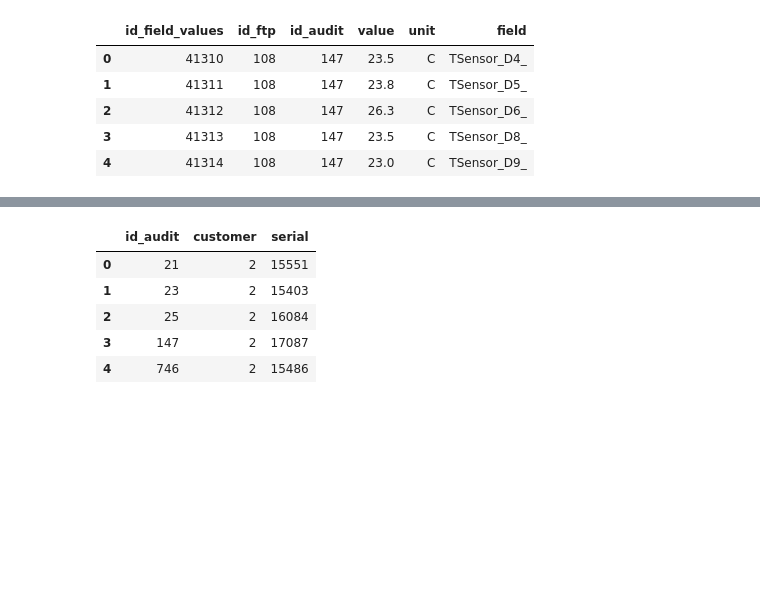
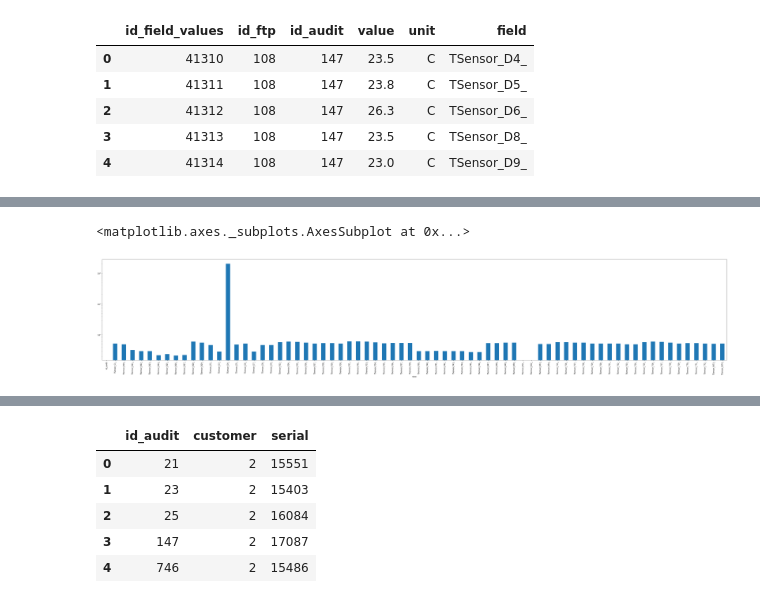
Before and after one commit to lingouzhu/AICampus, a Jupyter notebook: project5Sensors/exploreSensorsDataset.ipynb, the cells around one changed output, grey strips where cells are left out. Saved outputs shown, nothing was run; the diff lists cells and outputs as text; code cells hidden in the pictures; blank space fills up the shorter version.

```diff
--- a/project5Sensors/exploreSensorsDataset.ipynb
+++ b/project5Sensors/exploreSensorsDataset.ipynb
@@ -17,4 +20,4 @@ ds1radiotemp.head()
 | 3 | 41313 | 108 | 147 | 23.5 | C | TSensor_D8_ |
 | 4 | 41314 | 108 | 147 | 23.0 | C | TSensor_D9_ |
 # %%
-ds1radiotemp.pivot_table(index=['id_audit'], columns=['field'],values=['value'])
+abc = ds1radiotemp.pivot_table(index=['id_audit'], columns=['field'],values=['value'])
@@ -36,0 +24,5 @@ ds1radiotemp.pivot_table(index=['id_audit'], columns=['field'],values=['value'])
+# %%
+abc = abc.droplevel(0, axis=1).reset_index()
+# %%
+abc.id_audit = abc.id_audit.astype(str)
+abc.head()
@@ -36,0 +68,8 @@ ds1radiotemp.pivot_table(index=['id_audit'], columns=['field'],values=['value'])
+# %%
+fig, ax = plt.subplots(figsize=(60,10))
+ax = plt.axes(yscale='log')
+ax.grid();
+abc.mean().plot(kind="bar",ax=ax)
+# %% [output]
+<matplotlib.axes._subplots.AxesSubplot at 0x...>
+[figure, added]
```
Also changed, not shown: parts of 88 cells of this notebook.
